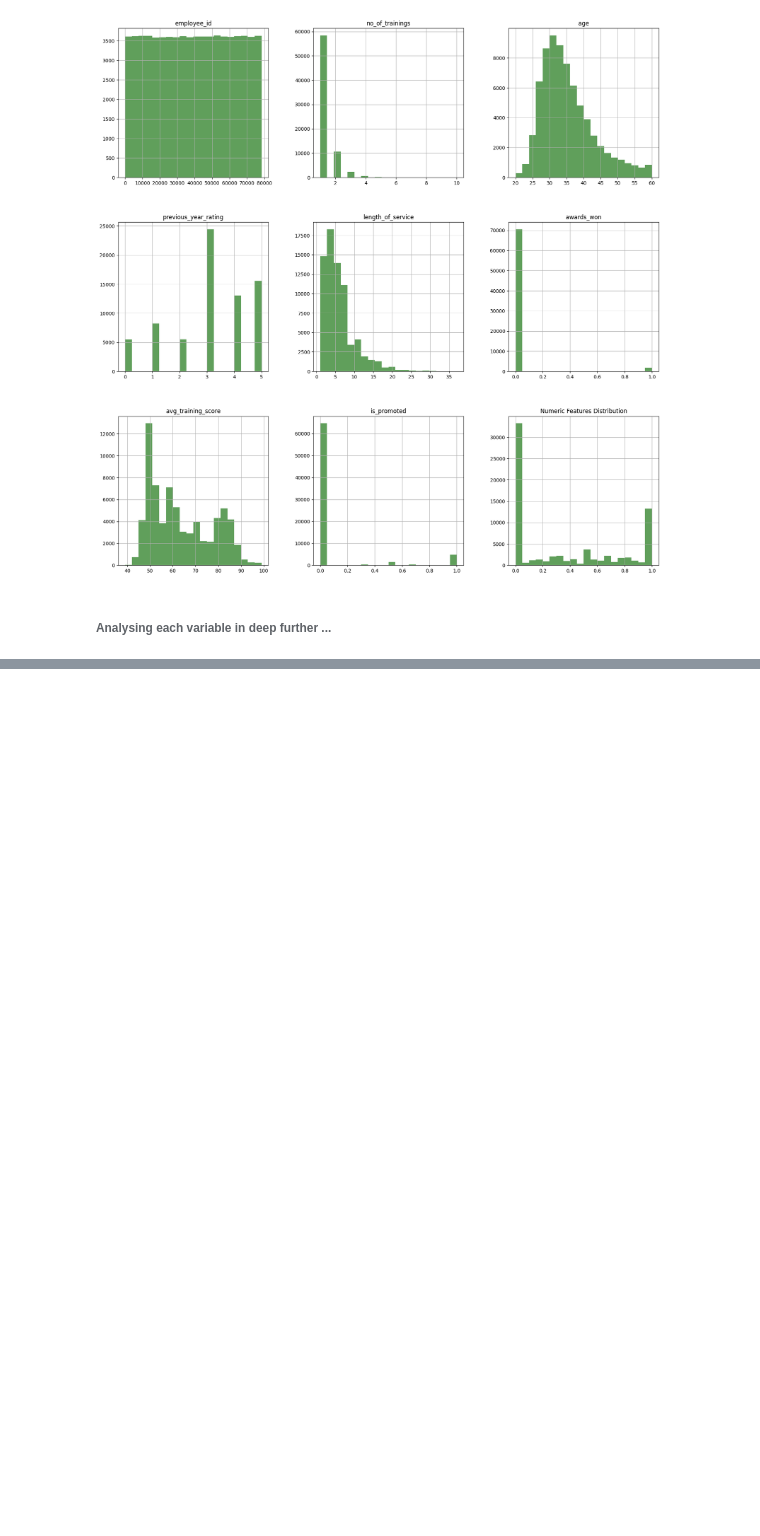
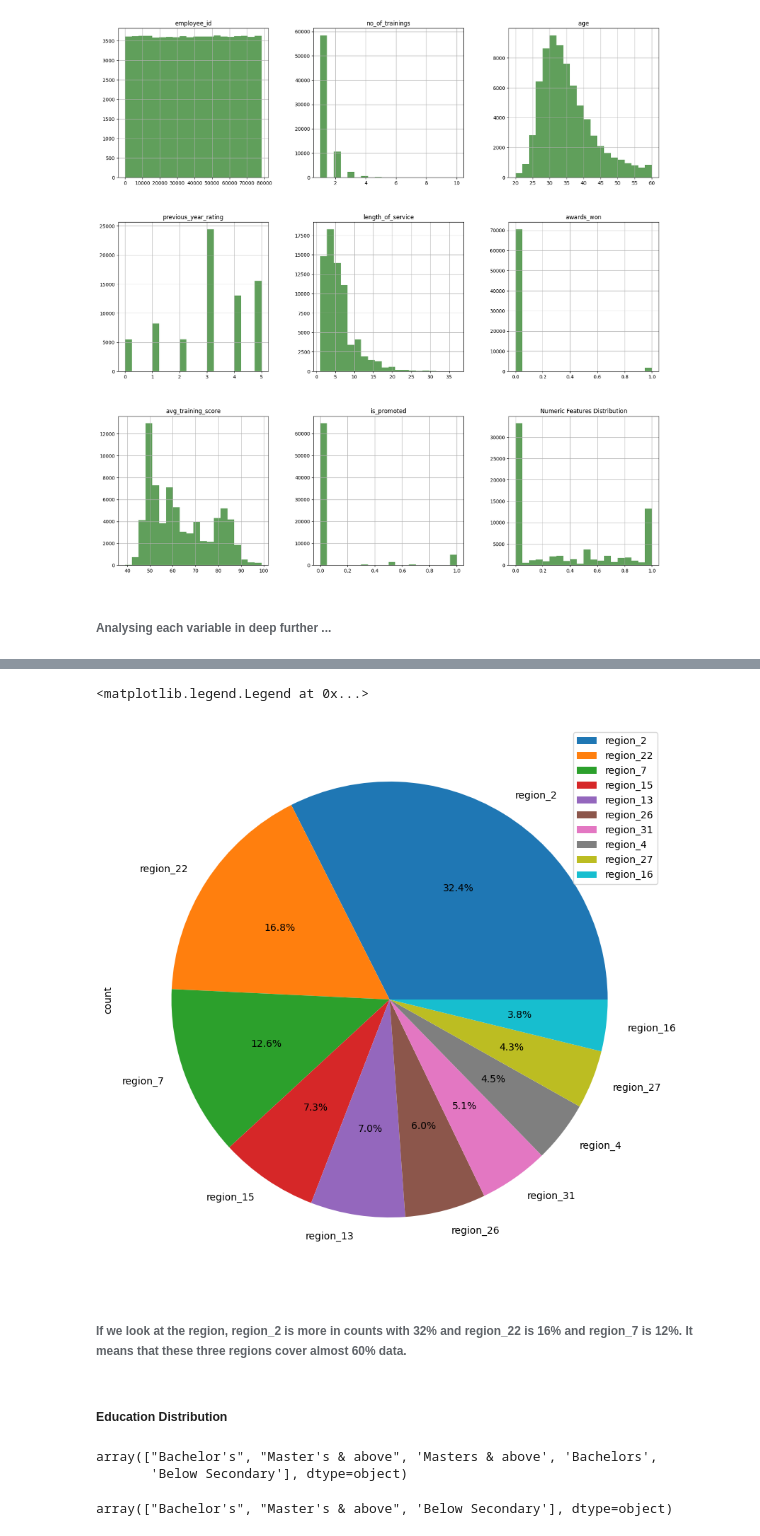
Before and after one commit to SanjanaMahapatra/HR_Analytics_Prediction_Models, a Jupyter notebook: Objective_5/model.ipynb, the cells around one changed output, grey strips where cells are left out. Drawn from its saved outputs; the diff is of its cells as text; code cells hidden in the pictures; blank space fills up the shorter version.

Commit message:
model changes for objective 5

```diff
--- a/Objective_5/model.ipynb
+++ b/Objective_5/model.ipynb
@@ -394,0 +458,27 @@ plt.show()
+# %%
+## Pie Chart Distribution for regions
+
+concatenated_dataset["region"].value_counts().head(10).plot(kind = 'pie', autopct='%1.1f%%', figsize=(10, 10)).legend()
+# %% [output]
+<matplotlib.legend.Legend at 0x...>
+[figure, added]
+# %% [markdown]
+###### If we look at the region, region_2 is more in counts with 32% and region_22 is 16% and region_7 is 12%. It means that these three regions cover almost 60% data.
+# %% [markdown]
+##### Education Distribution
+# %%
+## Pie chart distribution
+
+concatenated_dataset["education"].unique()
+# %% [output]
+array(["Bachelor's", "Master's & above", 'Masters & above', 'Bachelors',
+       'Below Secondary'], dtype=object)
+# %%
+## As we see few values are duplicating here, we will replace the columns values to any single one
+
+concatenated_dataset["education"] = concatenated_dataset["education"].replace({"Bachelors":"Bachelor's"})
+concatenated_dataset["education"] = concatenated_dataset["education"].replace({"Masters & above":"Master's & above"})
+
+concatenated_dataset["education"].unique()
+# %% [output]
+array(["Bachelor's", "Master's & above", 'Below Secondary'], dtype=object)
```
Also changed, not shown: parts of 91 cells of this notebook.
